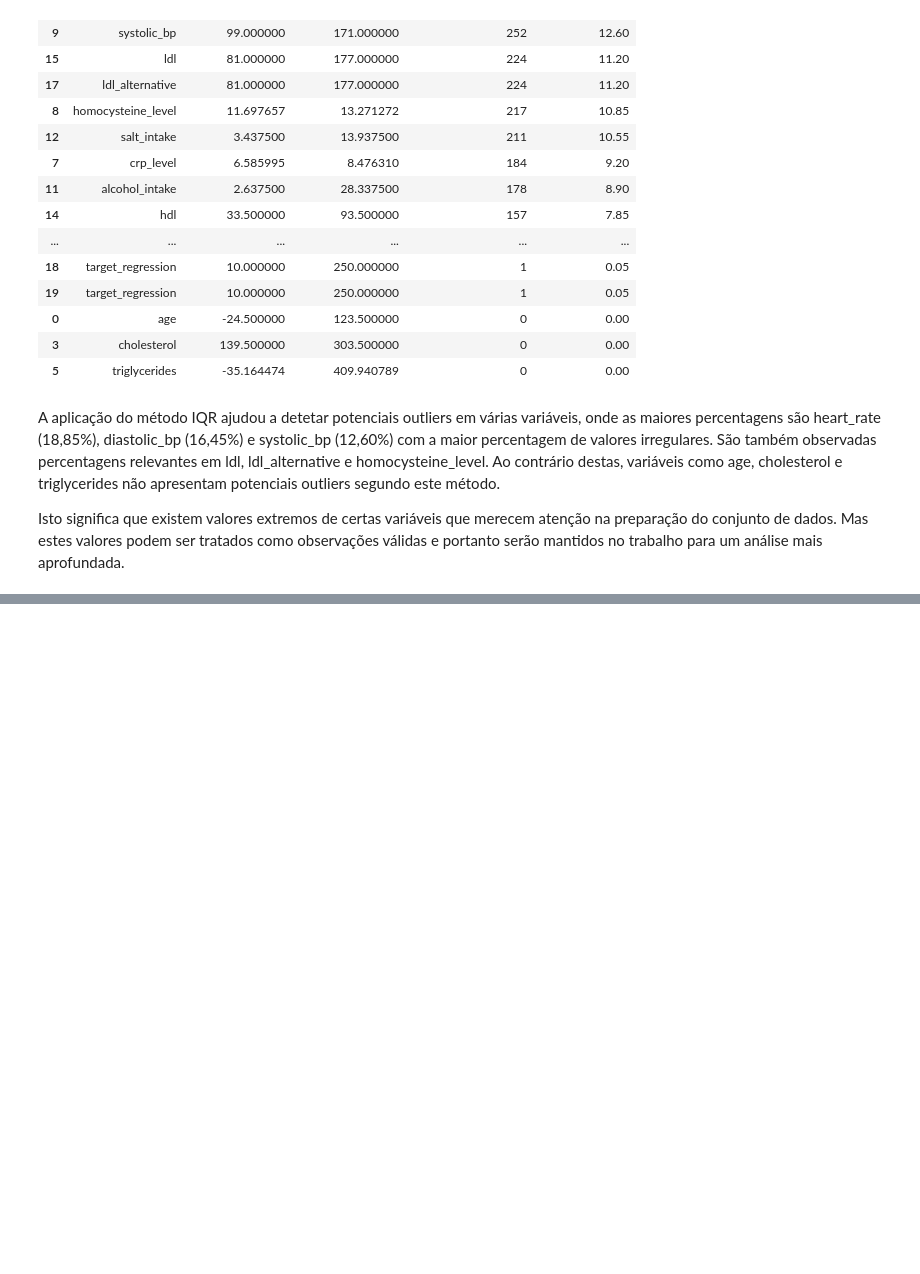
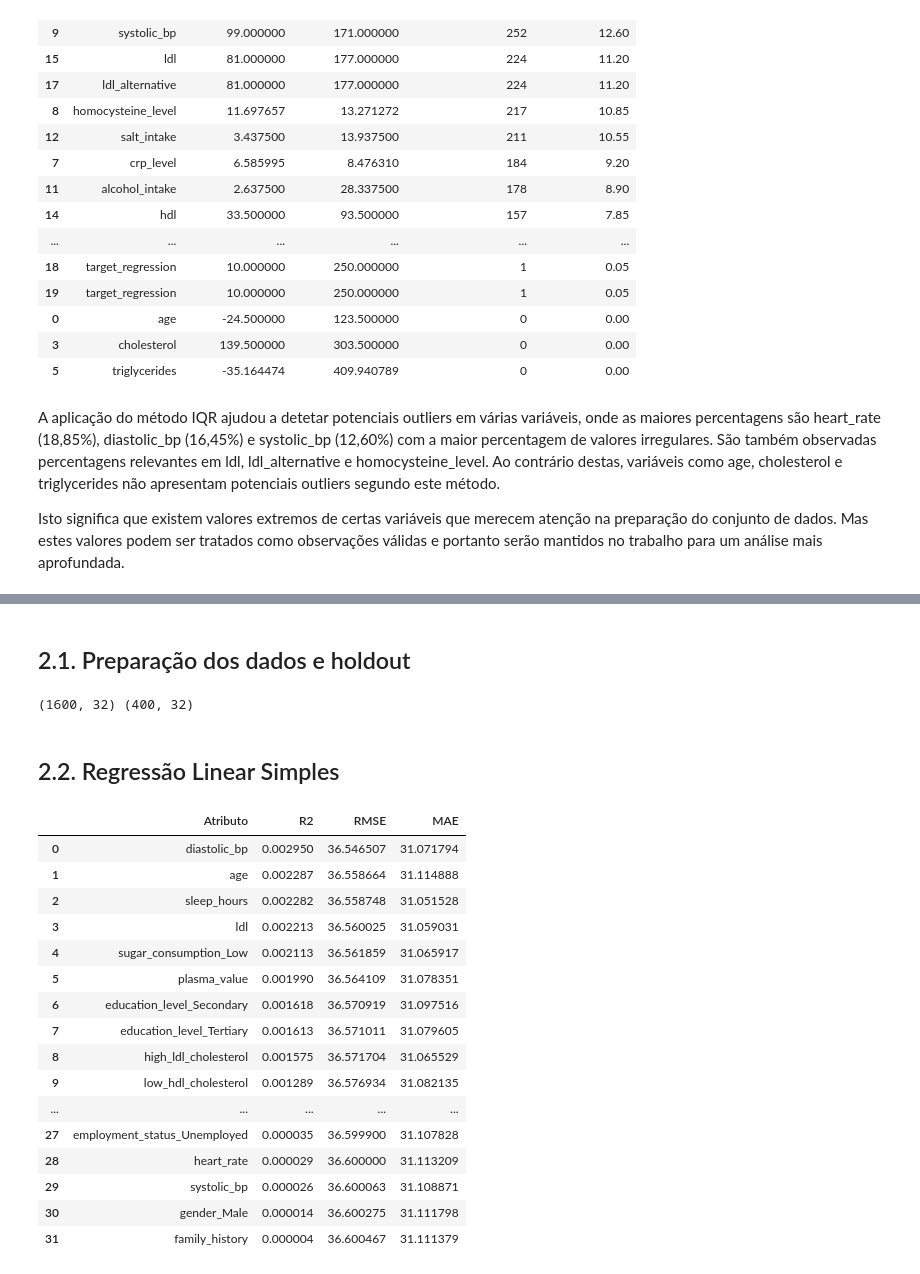
Before and after one commit to GasparAVieira/APRAU, a Jupyter notebook: notebook_grupo01.ipynb, the cells around one changed output, grey strips where cells are left out. Saved outputs shown, nothing was run; the diff lists cells and outputs as text; code cells hidden in the pictures; blank space fills up the shorter version.

```diff
--- a/notebook_grupo01.ipynb
+++ b/notebook_grupo01.ipynb
@@ -662,0 +672,66 @@ Isto significa que existem valores extremos de certas variáveis que merecem ate
+# %% [markdown]
+## 2.1. Preparação dos dados e holdout
+# %%
+from sklearn.model_selection import train_test_split
+from sklearn.linear_model import LinearRegression
+from sklearn.metrics import mean_squared_error, mean_absolute_error, r2_score
+import numpy as np
+
+X = df.drop(columns=['target_class_N', 'target_class_HY', 'target_class_DI_HY', 'target_regression'])
+
+y = df['target_regression']
+
+X_train, X_test, y_train, y_test = train_test_split(X, y, test_size=0.2, random_state=42)
+
+print(np.shape(X_train), np.shape(X_test))
+# %% [output]
+(1600, 32) (400, 32)
+# %% [markdown]
+## 2.2. Regressão Linear Simples
+# %%
+results = []
+
+for col in X_train.columns:
+
+    lr = LinearRegression()
+    lr.fit(X_train[[col]], y_train)
+
+    y_train_pred = lr.predict(X_train[[col]])
+
+    r2 = r2_score(y_train, y_train_pred)
+    rmse = np.sqrt(mean_squared_error(y_train, y_train_pred))
+    mae = mean_absolute_error(y_train, y_train_pred)
+
+    results.append({
+        'Atributo': col,
+        'R2': r2,
+        'RMSE': rmse,
+        'MAE': mae
+    })
+
+results_df = pd.DataFrame(results)
+
+results_df = results_df.sort_values(
+    by='R2',
+    ascending=False
+).reset_index(drop=True)
+
+results_df
+# %% [output]
+|  | Atributo | R2 | RMSE | MAE |
+| 0 | diastolic_bp | 0.002950 | 36.546507 | 31.071794 |
+| 1 | age | 0.002287 | 36.558664 | 31.114888 |
+| 2 | sleep_hours | 0.002282 | 36.558748 | 31.051528 |
+| 3 | ldl | 0.002213 | 36.560025 | 31.059031 |
+| 4 | sugar_consumption_Low | 0.002113 | 36.561859 | 31.065917 |
+| 5 | plasma_value | 0.001990 | 36.564109 | 31.078351 |
+| 6 | education_level_Secondary | 0.001618 | 36.570919 | 31.097516 |
+| 7 | education_level_Tertiary | 0.001613 | 36.571011 | 31.079605 |
+| 8 | high_ldl_cholesterol | 0.001575 | 36.571704 | 31.065529 |
+| 9 | low_hdl_cholesterol | 0.001289 | 36.576934 | 31.082135 |
+| ... | ... | ... | ... | ... |
+| 27 | employment_status_Unemployed | 0.000035 | 36.599900 | 31.107828 |
+| 28 | heart_rate | 0.000029 | 36.600000 | 31.113209 |
+| 29 | systolic_bp | 0.000026 | 36.600063 | 31.108871 |
+| 30 | gender_Male | 0.000014 | 36.600275 | 31.111798 |
+| 31 | family_history | 0.000004 | 36.600467 | 31.111379 |
```
Also changed, not shown: parts of 15 cells of this notebook.
